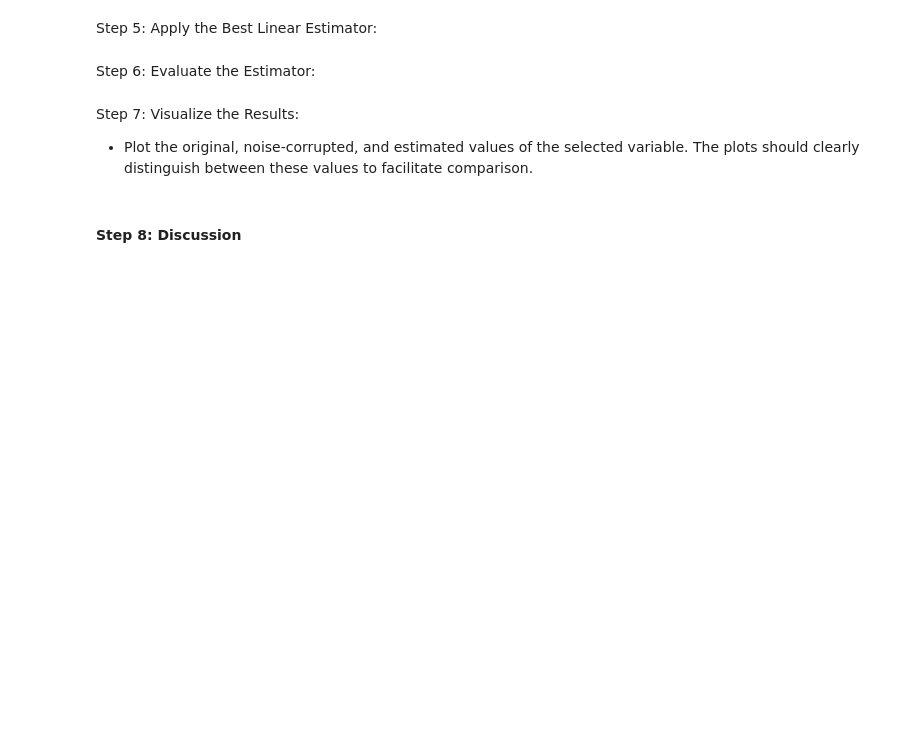
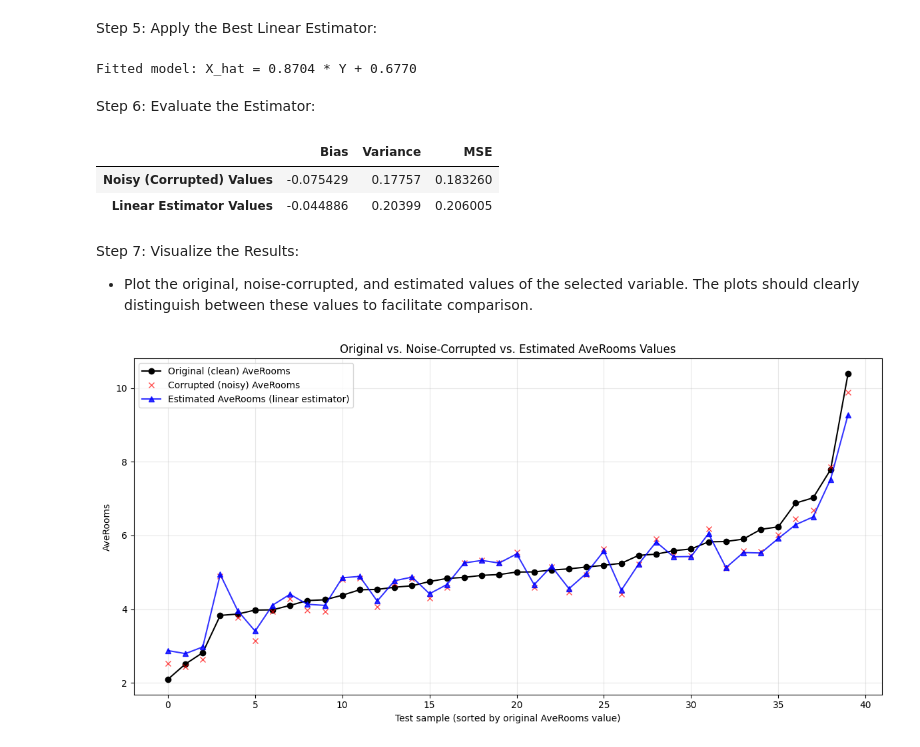
Before and after one commit to api-sage/systems_stochastic_processes, a Jupyter notebook: project4/pafolabi_ASP_HW4.ipynb, the cells around one changed output. Cells and saved outputs as stored; diff of their text form; code cells hidden in the pictures; blank space fills up the shorter version.

```diff
--- a/project4/pafolabi_ASP_HW4.ipynb
+++ b/project4/pafolabi_ASP_HW4.ipynb
@@ -246,2 +632,12 @@ Step 3: Introduce Noise:
 # %% [markdown]
 Step 4: Train-Test Split
+# %%
+# Split the clean (X) and corrupted (Y) AveRooms values into training and test sets using an 80-20 split.
+# Only the corrupted AveRooms column (and its matching clean values, kept only for evaluation)
+# are used here, not the rest of the housing features.
+X_train, X_test, Y_train, Y_test = train_test_split(
+    X_clean, Y_corrupted, test_size=0.2, random_state=RANDOM_STATE
+)
+
+print(f"Training set size: {len(X_train)}")
+print(f"Test set size: {len(X_test)}")
@@ -248,10 +647,75 @@ Step 4: Train-Test Split
 # %% [markdown]
 Step 5: Apply the Best Linear Estimator:
+# %%
+# Implement the best linear estimator (linear regression) to estimate the original,
+# uncorrupted AveRooms values from the noisy, corrupted observations.
+# The regression learns the linear relationship X = a*Y + b from the training pairs,
+# which gives the minimum mean squared error linear estimate of X given Y.
+linear_estimator = LinearRegression()
+linear_estimator.fit(Y_train.reshape(-1, 1), X_train)
+
+X_hat_train = linear_estimator.predict(Y_train.reshape(-1, 1))
+X_hat_test = linear_estimator.predict(Y_test.reshape(-1, 1))
+
+print(f"Fitted model: X_hat = {linear_estimator.coef_[0]:.4f} * Y + {linear_estimator.intercept_:.4f}")
+# %% [output]
+Fitted model: X_hat = 0.8704 * Y + 0.6770
 # %% [markdown]
 Step 6: Evaluate the Estimator:
+# %%
+# Calculate the bias, variance, and Mean Squared Error (MSE) of both the corrupted
+# values and the estimated values, measured against the true (original) test values.
+
+def bias_variance_mse(estimate, true_value):
+    """Return the bias, variance, and MSE of an estimate relative to the true value."""
+    error = estimate - true_value
+    bias = np.mean(error)
+    variance = np.var(error)
+    mse = mean_squared_error(true_value, estimate)
+    return bias, variance, mse
+
+bias_corrupted, variance_corrupted, mse_corrupted = bias_variance_mse(Y_test, X_test)
+bias_estimated, variance_estimated, mse_estimated = bias_variance_mse(X_hat_test, X_test)
+
+evaluation_table = pd.DataFrame(
+    {
+        "Bias": [bias_corrupted, bias_estimated],
+        "Variance": [variance_corrupted, variance_estimated],
+        "MSE": [mse_corrupted, mse_estimated],
+    },
+    index=["Noisy (Corrupted) Values", "Linear Estimator Values"],
+)
+
+evaluation_table
+# %% [output]
+|  | Bias | Variance | MSE |
+| Noisy (Corrupted) Values | -0.075429 | 0.17757 | 0.183260 |
+| Linear Estimator Values | -0.044886 | 0.20399 | 0.206005 |
 # %% [markdown]
 Step 7: Visualize the Results:
 - Plot the original, noise-corrupted, and estimated values of the selected variable. The plots
 should clearly distinguish between these values to facilitate comparison.
-# %% [markdown]
-#### Step 8: Discussion
+# %%
+# Plot the original, noise-corrupted, and estimated values of AveRooms for the test samples.
+# Convert each column to a 2D NumPy array and ravel() it into 1D before plotting.
+original_values = np.array(X_test).reshape(-1, 1).ravel()
+corrupted_values = np.array(Y_test).reshape(-1, 1).ravel()
+estimated_values = np.array(X_hat_test).reshape(-1, 1).ravel()
+
+# Sort by the original value so the trend across samples is easier to read
+sort_order = np.argsort(original_values)
+
+plt.figure(figsize=(12, 6))
+plt.plot(original_values[sort_order], "o-", label="Original (clean) AveRooms", color="black", linewidth=1.5)
+plt.plot(corrupted_values[sort_order], "x", label="Corrupted (noisy) AveRooms", color="red", alpha=0.7)
+plt.plot(estimated_values[sort_order], "^-", label="Estimated AveRooms (linear estimator)", color="blue", alpha=0.8)
+
+plt.xlabel("Test sample (sorted by original AveRooms value)")
+plt.ylabel("AveRooms")
+plt.title("Original vs. Noise-Corrupted vs. Estimated AveRooms Values")
+plt.legend()
+plt.grid(True, alpha=0.3)
+plt.tight_layout()
+plt.show()
+# %% [output]
+[figure, added]
```
Also changed, not shown: parts of 36 cells of this notebook.
